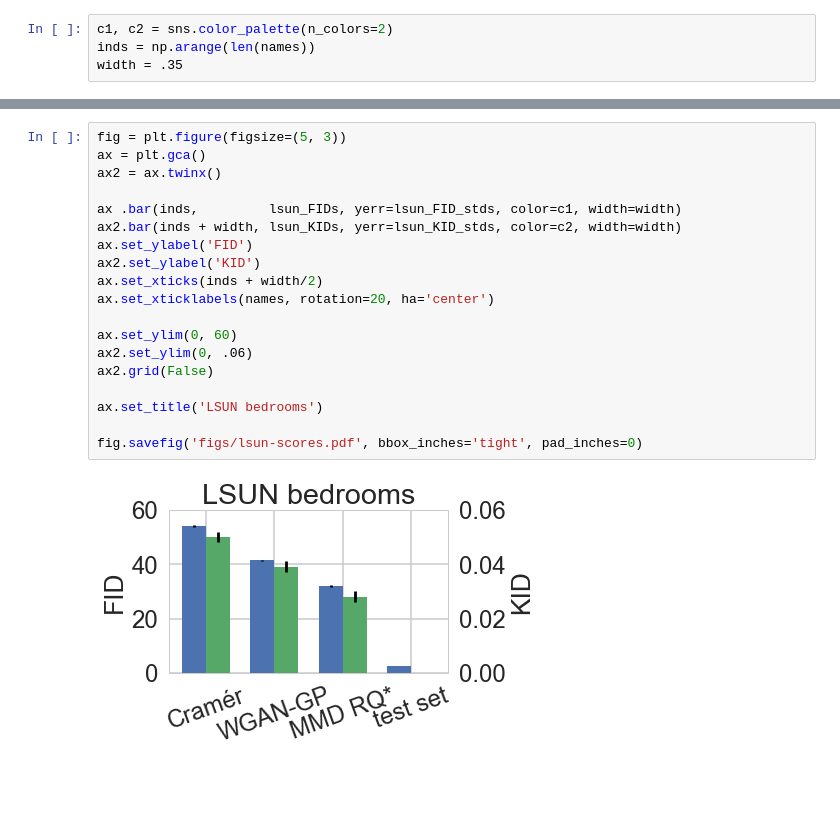
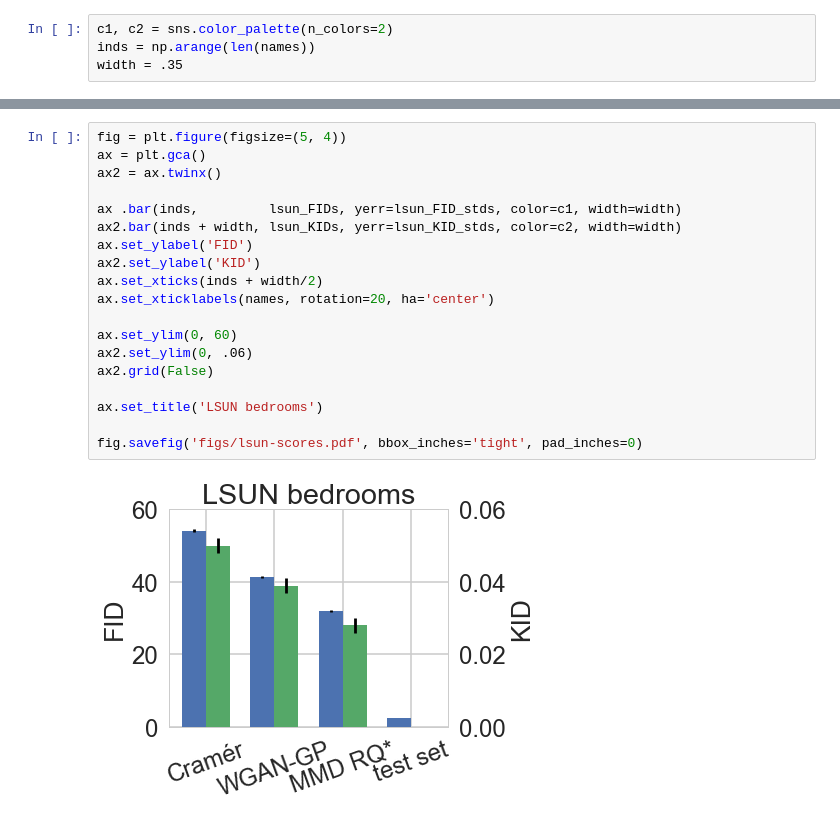
Before and after one commit to fagan2888/mmd-gans-poster, a Jupyter notebook: bar plots.ipynb, the cells around one changed output, grey strips where cells are left out. Saved outputs shown, nothing was run; the diff lists cells and outputs as text; blank space fills up the shorter version.

```diff
--- a/bar plots.ipynb
+++ b/bar plots.ipynb
@@ -48,21 +48,21 @@ fig.savefig('figs/celeba-scores.pdf', bbox_inches='tight', pad_inches=0)
 # %%
-fig = plt.figure(figsize=(5, 3))
+fig = plt.figure(figsize=(5, 4))
 ax = plt.gca()
 ax2 = ax.twinx()
 
 ax .bar(inds,         lsun_FIDs, yerr=lsun_FID_stds, color=c1, width=width)
 ax2.bar(inds + width, lsun_KIDs, yerr=lsun_KID_stds, color=c2, width=width)
 ax.set_ylabel('FID')
 ax2.set_ylabel('KID')
 ax.set_xticks(inds + width/2)
 ax.set_xticklabels(names, rotation=20, ha='center')
 
 ax.set_ylim(0, 60)
 ax2.set_ylim(0, .06)
 ax2.grid(False)
 
 ax.set_title('LSUN bedrooms')
 
 fig.savefig('figs/lsun-scores.pdf', bbox_inches='tight', pad_inches=0)
 # %% [output]
-[figure, old version]
+[figure, new version]
```
Also changed, not shown: parts of 1 cell of this notebook, 3 other files.
